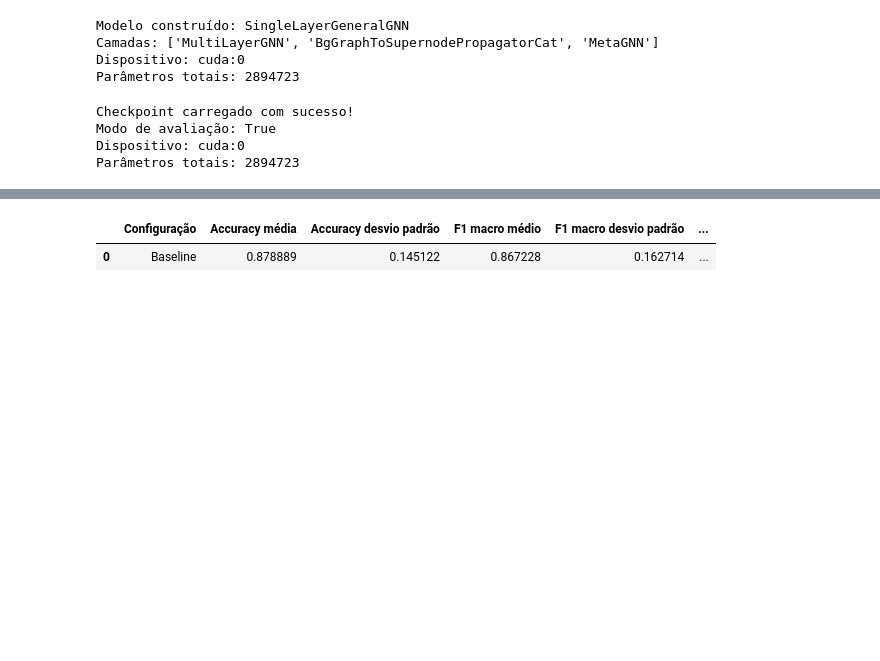
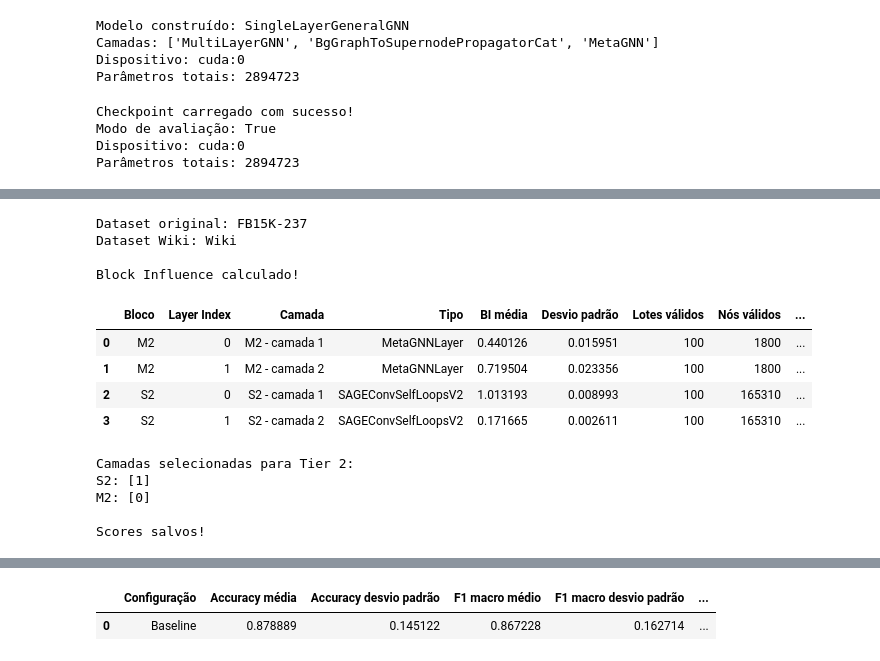
Before and after one commit to J0hnV1ct0r/Graph_Pruning, a Jupyter notebook: prodigy/evaluate_layer_pruning_prodigy2_0.ipynb, the cells around one changed output, grey strips where cells are left out. Saved outputs shown, nothing was run; the diff lists cells and outputs as text; code cells hidden in the pictures; blank space fills up the shorter version.

```diff
--- a/prodigy/evaluate_layer_pruning_prodigy2_0.ipynb
+++ b/prodigy/evaluate_layer_pruning_prodigy2_0.ipynb
@@ -397,0 +1823,60 @@ def evaluate_model(model, episodes, device, config_name="Modelo"):
+# %%
+import copy
+import gc
+import pandas as pd
+import torch
+
+from layer_pruner import PRODIGYBlockInfluencePruner
+
+# Confirmar que os loaders originais continuam sendo FB15K-237
+print("Dataset original:", datasets.name)
+print("Dataset Wiki:", wiki_datasets.name)
+
+assert datasets.name == "FB15K-237"
+assert wiki_datasets.name == "Wiki"
+
+# Criar o pruner a partir do modelo original
+pruner = PRODIGYBlockInfluencePruner(model)
+
+# Avaliar em modo de inferência
+model.eval()
+
+df_bi = pruner.compute_bi(
+    val_loader,
+    device=DEVICE,
+    angular=False,
+    max_batches=CONFIG["val_len_cap"],
+)
+
+print("\nBlock Influence calculado!")
+display(df_bi)
+
+# Identificar as camadas que serão removidas no Tier 2
+layers_to_remove = pruner.get_layers_to_remove()
+
+print("\nCamadas selecionadas para Tier 2:")
+print("S2:", layers_to_remove["S2"])
+print("M2:", layers_to_remove["M2"])
+
+# Salvar os scores para documentação e reprodutibilidade
+df_bi.to_csv(
+    "prodigy_block_influence_fb15k237.csv",
+    index=False
+)
+
+print("\nScores salvos!")
+# %% [output]
+Dataset original: FB15K-237
+Dataset Wiki: Wiki
+
+Block Influence calculado!
+|  | Bloco | Layer Index | Camada | Tipo | BI média | Desvio padrão | Lotes válidos | Nós válidos | ... |
+| 0 | M2 | 0 | M2 - camada 1 | MetaGNNLayer | 0.440126 | 0.015951 | 100 | 1800 | ... |
+| 1 | M2 | 1 | M2 - camada 2 | MetaGNNLayer | 0.719504 | 0.023356 | 100 | 1800 | ... |
+| 2 | S2 | 0 | S2 - camada 1 | SAGEConvSelfLoopsV2 | 1.013193 | 0.008993 | 100 | 165310 | ... |
+| 3 | S2 | 1 | S2 - camada 2 | SAGEConvSelfLoopsV2 | 0.171665 | 0.002611 | 100 | 165310 | ... |
+Camadas selecionadas para Tier 2:
+S2: [1]
+M2: [0]
+
+Scores salvos!
```
Also changed, not shown: parts of 61 cells of this notebook.
